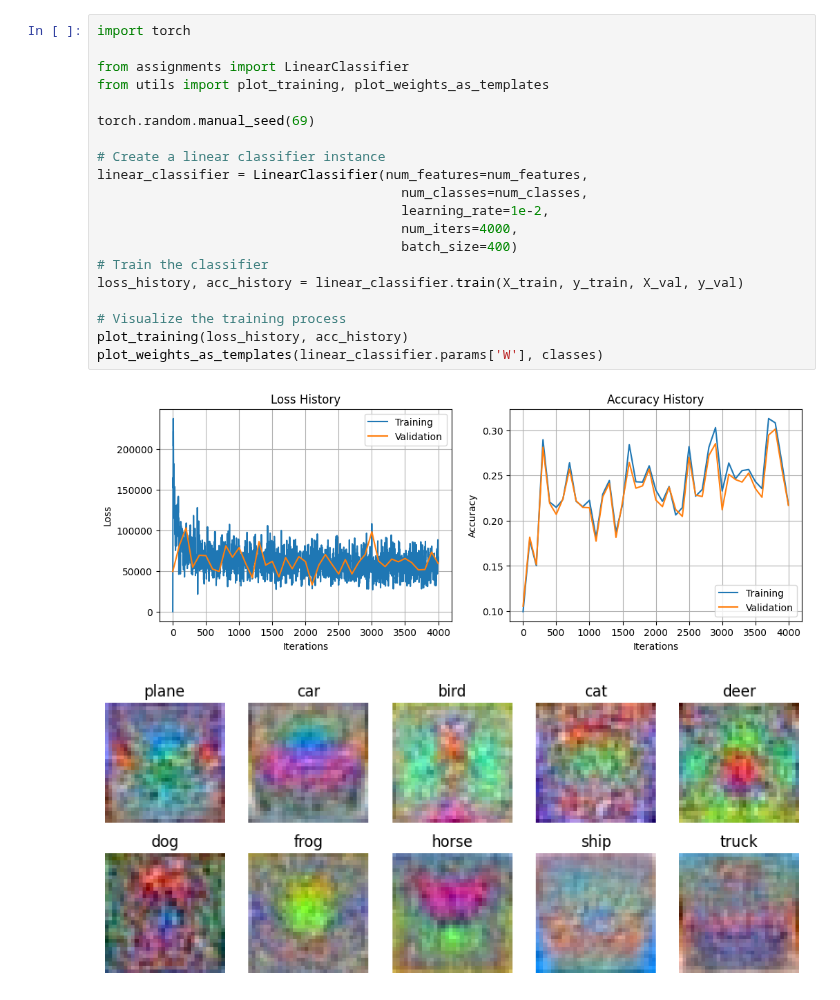
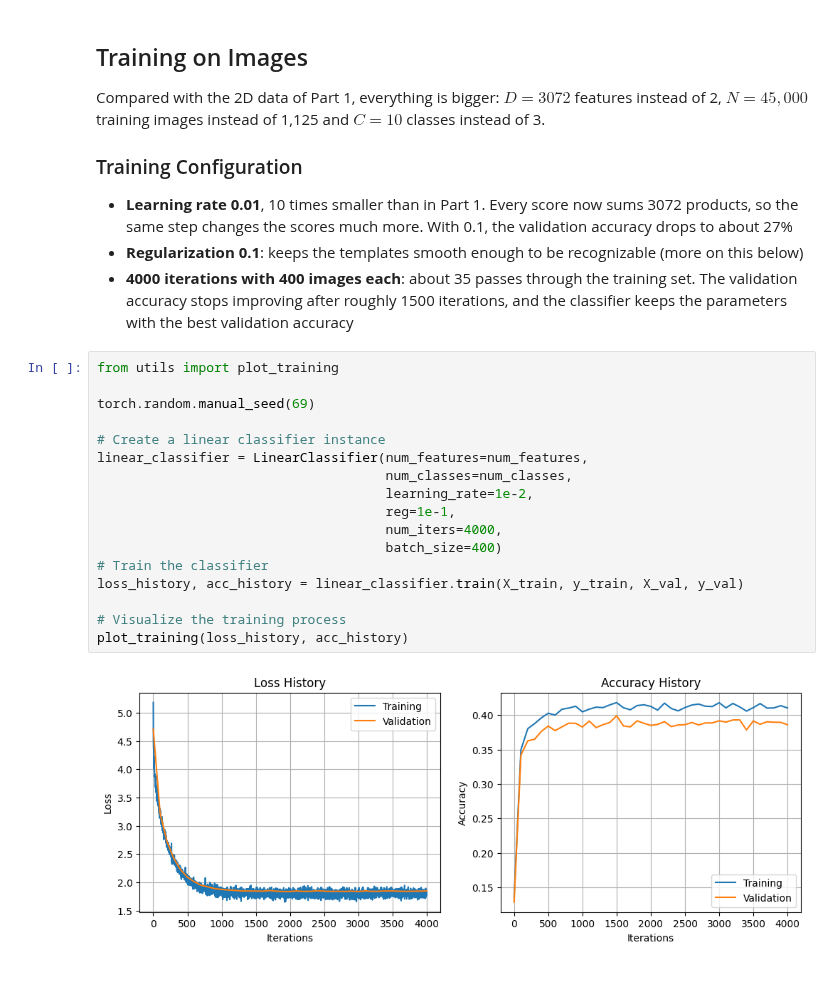
Before and after one commit to jskvrna/DPL-HW1, a Jupyter notebook: linear_part_2.ipynb, the cells around one changed output. Saved outputs shown, nothing was run; the diff lists cells and outputs as text.

```diff
--- a/linear_part_2.ipynb
+++ b/linear_part_2.ipynb
@@ -129,23 +127,29 @@ The code below handles these preparations and shows sample images from each clas
+# %% [markdown]
+## Training on Images
+
+Compared with the 2D data of Part 1, everything is bigger: $D = 3072$ features instead of 2, $N = 45{,}000$ training images instead of 1,125 and $C = 10$ classes instead of 3.
+
+### Training Configuration
+
+- **Learning rate 0.01**, 10 times smaller than in Part 1. Every score now sums 3072 products, so the same step changes the scores much more. With 0.1, the validation accuracy drops to about 27%
+- **Regularization 0.1**: keeps the templates smooth enough to be recognizable (more on this below)
+- **4000 iterations with 400 images each**: about 35 passes through the training set. The validation accuracy stops improving after roughly 1500 iterations, and the classifier keeps the parameters with the best validation accuracy
 # %%
-import torch
-
-from assignments import LinearClassifier
-from utils import plot_training, plot_weights_as_templates
+from utils import plot_training
 
 torch.random.manual_seed(69)
 
 # Create a linear classifier instance
 linear_classifier = LinearClassifier(num_features=num_features,
-                                       num_classes=num_classes,
-                                       learning_rate=1e-2,
-                                       num_iters=4000,
-                                       batch_size=400)
+                                     num_classes=num_classes,
+                                     learning_rate=1e-2,
+                                     reg=1e-1,
+                                     num_iters=4000,
+                                     batch_size=400)
 # Train the classifier
 loss_history, acc_history = linear_classifier.train(X_train, y_train, X_val, y_val)
 
 # Visualize the training process
 plot_training(loss_history, acc_history)
-plot_weights_as_templates(linear_classifier.params['W'], classes)
 # %% [output]
-[figure, old version]
+[figure, new version]
-[figure, removed]
```
Also changed, not shown: parts of 25 cells of this notebook, 2 other files.
